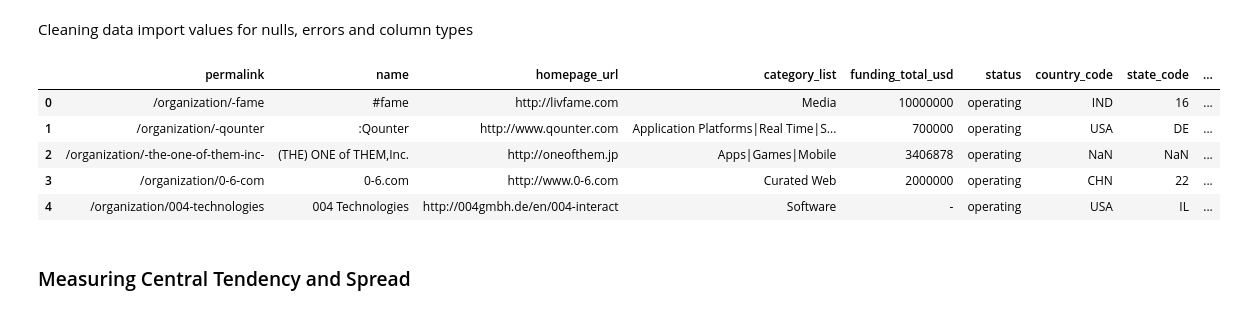
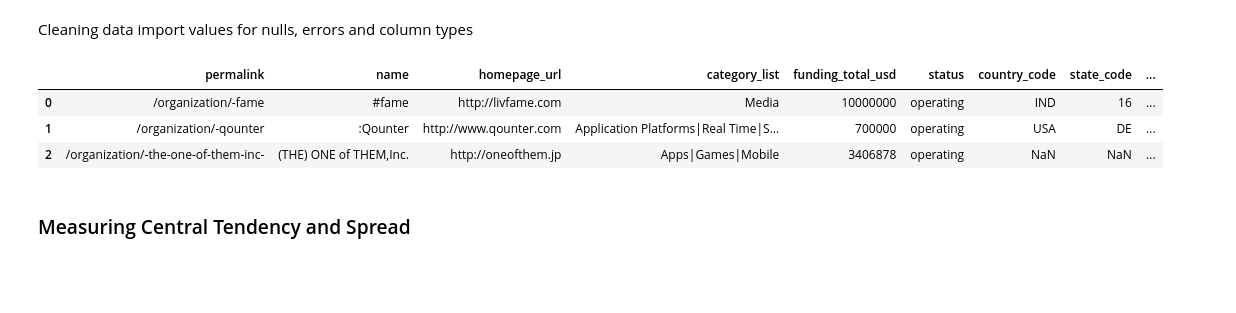
Before and after one commit to elenagin/Radiance-Group-Consulting, a Jupyter notebook: radiance_group_ginebra.ipynb, the cells around one changed output. Saved outputs shown, nothing was run; the diff lists cells and outputs as text; code cells hidden in the pictures; blank space fills up the shorter version.

```diff
--- a/radiance_group_ginebra.ipynb
+++ b/radiance_group_ginebra.ipynb
@@ -68,16 +68,12 @@ Cleaning data import values for nulls, errors and column types
 # %%
 # import dataset
 df = pd.read_csv('https://raw.githubusercontent.com/notpeter/crunchbase-data/master/companies.csv')
-df.to_csv('https://raw.githubusercontent.com/notpeter/crunchbase-data/master/companies.csv', sep='\t')
-
-df.head()
+df.head(3)
 # %% [output]
 |  | permalink | name | homepage_url | category_list | funding_total_usd | status | country_code | state_code | ... |
 | 0 | /organization/-fame | #fame | http://livfame.com | Media | 10000000 | operating | IND | 16 | ... |
 | 1 | /organization/-qounter | :Qounter | http://www.qounter.com | Application Platforms|Real Time|S... | 700000 | operating | USA | DE | ... |
 | 2 | /organization/-the-one-of-them-inc- | (THE) ONE of THEM,Inc. | http://oneofthem.jp | Apps|Games|Mobile | 3406878 | operating | NaN | NaN | ... |
-| 3 | /organization/0-6-com | 0-6.com | http://www.0-6.com | Curated Web | 2000000 | operating | CHN | 22 | ... |
-| 4 | /organization/004-technologies | 004 Technologies | http://004gmbh.de/en/004-interact | Software | - | operating | USA | IL | ... |
 # %%
 # Replacing nulls for costs and changing to 0
 df['funding_total_usd'] = df['funding_total_usd'].replace('-', np.nan)
```
Also changed, not shown: parts of 13 cells of this notebook.
